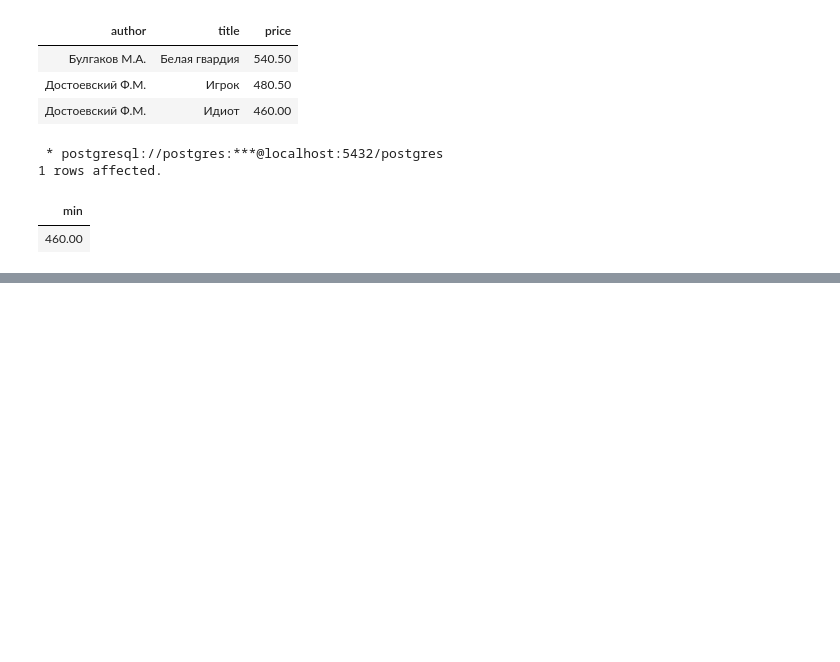
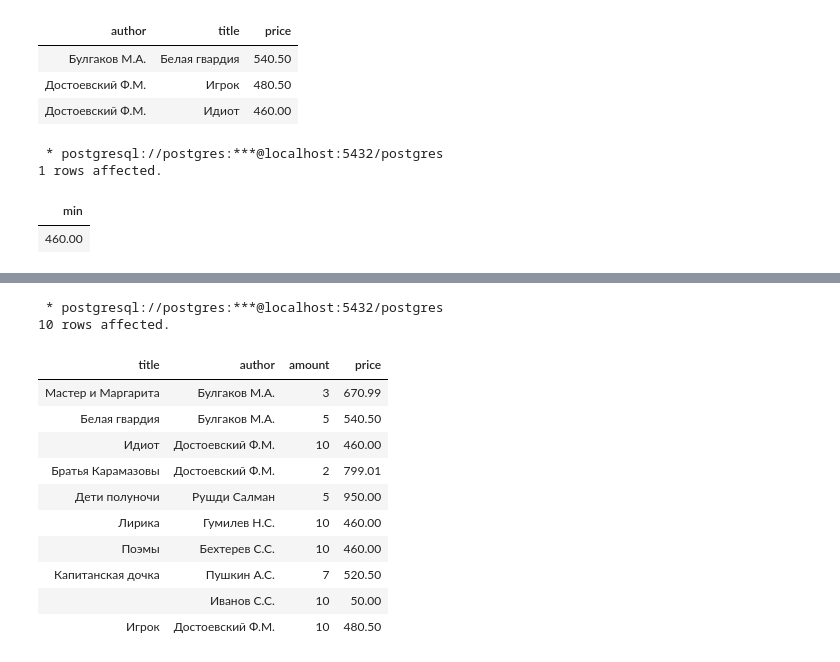
Before and after one commit to letrepas/Interactive-SQL-Simulator, a Jupyter notebook: SQL.ipynb, the cells around one changed output, grey strips where cells are left out. Cells and saved outputs as stored; diff of their text form; code cells hidden in the pictures; blank space fills up the shorter version.

```diff
--- a/SQL.ipynb
+++ b/SQL.ipynb
@@ -643,0 +689,23 @@ ORDER BY price DESC;
+# %%
+%%sql
+SELECT title, author, amount, price
+FROM stepik.book
+WHERE amount < ALL (
+        SELECT AVG(amount)
+        FROM stepik.book
+        GROUP BY author
+      );
+# %% [output]
+ * postgresql://postgres:***@localhost:5432/postgres
+10 rows affected.
+| title | author | amount | price |
+| Мастер и Маргарита | Булгаков М.А. | 3 | 670.99 |
+| Белая гвардия | Булгаков М.А. | 5 | 540.50 |
+| Идиот | Достоевский Ф.М. | 10 | 460.00 |
+| Братья Карамазовы | Достоевский Ф.М. | 2 | 799.01 |
+| Дети полуночи | Рушди Салман | 5 | 950.00 |
+| Лирика | Гумилев Н.С. | 10 | 460.00 |
+| Поэмы | Бехтерев С.С. | 10 | 460.00 |
+| Капитанская дочка | Пушкин А.С. | 7 | 520.50 |
+|  | Иванов С.С. | 10 | 50.00 |
+| Игрок | Достоевский Ф.М. | 10 | 480.50 |
```
Also changed, not shown: parts of 11 cells of this notebook.
